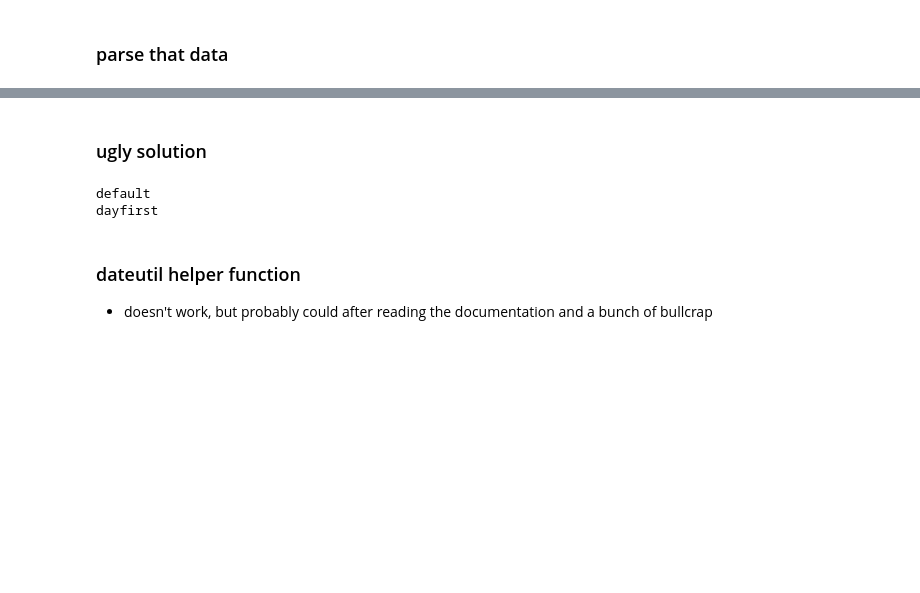
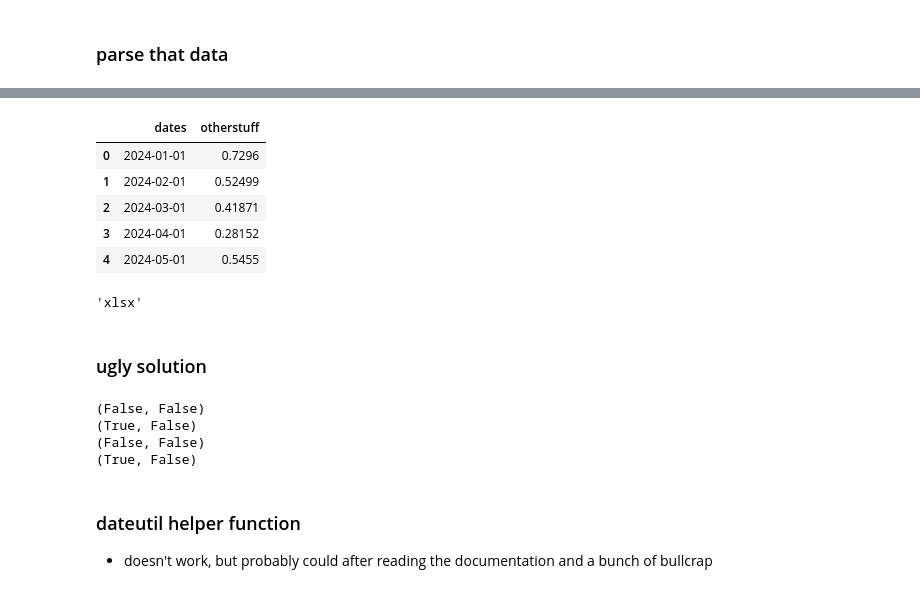
Before and after one commit to KevinCarr42/date_time_parsing, a Jupyter notebook: parse_dates.ipynb, the cells around one changed output, grey strips where cells are left out. Saved outputs shown, nothing was run; the diff lists cells and outputs as text; code cells hidden in the pictures; blank space fills up the shorter version.

```diff
--- a/parse_dates.ipynb
+++ b/parse_dates.ipynb
@@ -52,3 +280,17 @@ ddmmyyyy
+# %%
+csv_to_pandas('data\ddmmyyyy.csv', 'dates', 0).head()
+# %% [output]
+|  | dates | otherstuff |
+| 0 | 2024-01-01 | 0.7296 |
+| 1 | 2024-02-01 | 0.52499 |
+| 2 | 2024-03-01 | 0.41871 |
+| 3 | 2024-04-01 | 0.28152 |
+| 4 | 2024-05-01 | 0.5455 |
+# %%
+filepath = os.path.join(root, filename)
+filepath.split('.')[-1]
+# %% [output]
+'xlsx'
 # %% [markdown]
 ### ugly solution
 # %%
@@ -56,24 +298,33 @@ ddmmyyyy
 import warnings
 warnings.filterwarnings("error")
 
-datetype = list(date_formats.keys())[1]
-try:
-    print('default')
-    pd.to_datetime(dfs_csv[datetype]['dates'])
-except:
+def parse_datetime_format(csv_path, date_column):
+    dataframe = pd.read_csv(csv_path)
+    dayfirst, yearfirst = False, False
     try:
-        print('dayfirst')
-        pd.to_datetime(dfs_csv[datetype]['dates'], dayfirst=True)
+        pd.to_datetime(dataframe[date_column])
+        dayfirst, yearfirst = False, False
     except:
         try:
-            print('yearfirst')
-            pd.to_datetime(dfs_csv[datetype]['dates'], yearfirst=True)
+            pd.to_datetime(dataframe[date_column], dayfirst=True)
+            dayfirst, yearfirst = True, False
         except:
-            print('dayfirst and yearfirst')
-            pd.to_datetime(dfs_csv[datetype]['dates'], dayfirst=True, yearfirst=True)
+            try:
+                pd.to_datetime(dataframe[date_column], yearfirst=True)
+                dayfirst, yearfirst = False, True
+            except:
+                pd.to_datetime(dataframe[date_column], dayfirst=True, yearfirst=True)
+                dayfirst, yearfirst = True, True
+
+    return dayfirst, yearfirst
-# %% [output]
-default
-dayfirst
+# %%
+for csv in ["data/yyyymmdd.csv", "data/yyyyddmm.csv", "data/mmddyyyy.csv", "data/ddmmyyyy.csv"]:
+    print(parse_datetime_format(csv, 'dates'))
+# %% [output]
+(False, False)
+(True, False)
+(False, False)
+(True, False)
 # %% [markdown]
 ### dateutil helper function
 - doesn't work, but probably could after reading the documentation and a bunch of bullcrap
```
Also changed, not shown: parts of 9 cells of this notebook, 8 other files.
